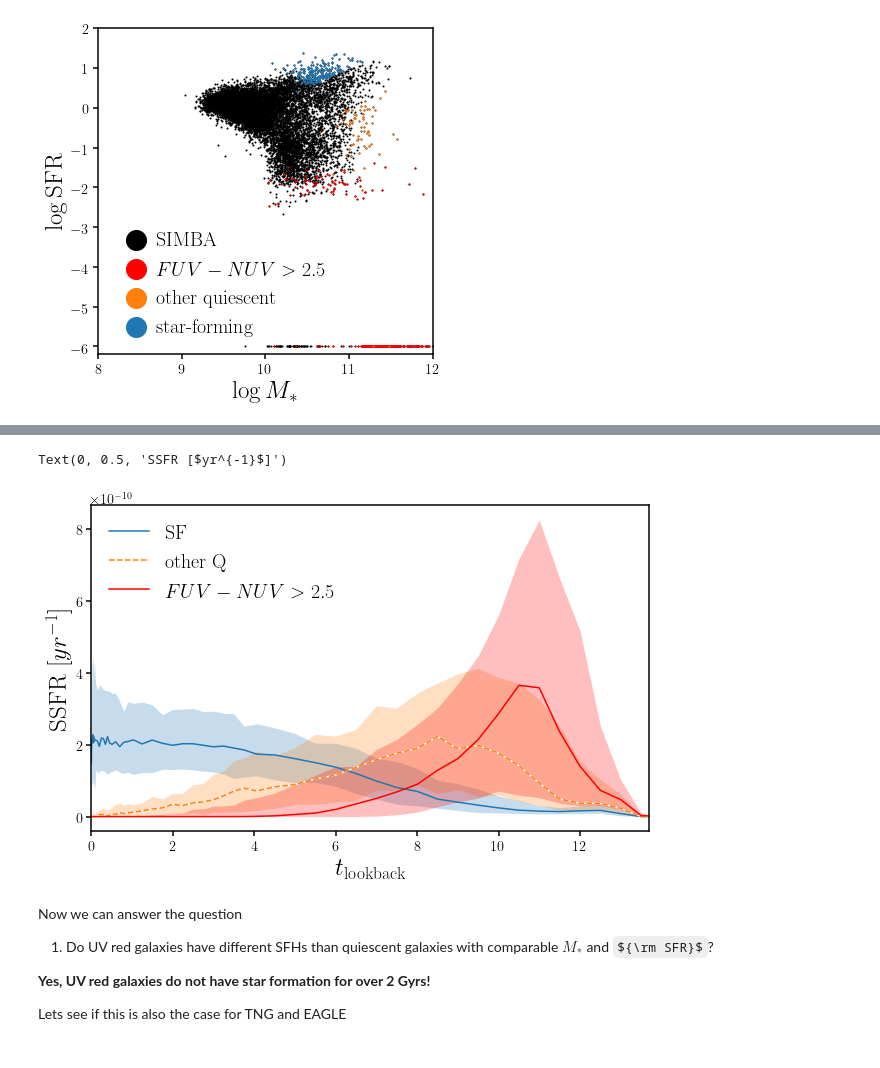
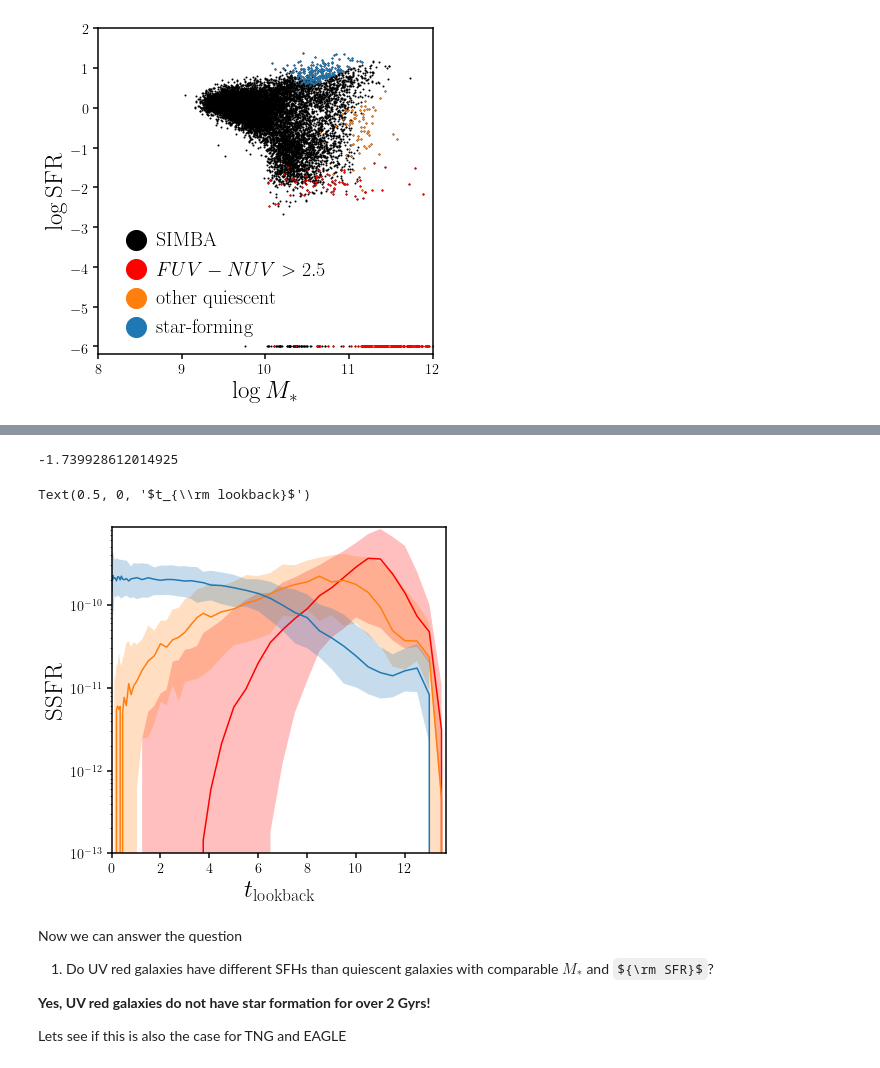
Before and after one commit to IQcollaboratory/galpopFM, a Jupyter notebook: nb/uv_red_sfh.ipynb, the cells around one changed output, grey strips where cells are left out. Cells and saved outputs as stored; diff of their text form; code cells hidden in the pictures; some formulas as TeX source.

Commit message:
significnat updates to the text since the updated UV selection

```diff
--- a/nb/uv_red_sfh.ipynb
+++ b/nb/uv_red_sfh.ipynb
@@ -127,24 +89,23 @@ ssfr_t_sf_lum = np.quantile((sfr_t_simba/10**sed_simba['logmstar'][:,None])[sf_l
-# %%
-fig = plt.figure(figsize=(10,6))
-sub = fig.add_subplot(111)
-
-sub.fill_between(0.5 * (t_sfh_low + t_sfh_high), ssfr_t_sf_lum[0], ssfr_t_sf_lum[2], color='C0', linewidth=0, alpha=0.25)
-sub.plot(0.5 * (t_sfh_low + t_sfh_high), ssfr_t_sf_lum[1], c='C0', label='SF')
-
-sub.fill_between(0.5 * (t_sfh_low + t_sfh_high), ssfr_t_q_other[0], ssfr_t_q_other[2], color='C1', linewidth=0, alpha=0.25)
-sub.plot(0.5 * (t_sfh_low + t_sfh_high), ssfr_t_q_other[1], c='white', linestyle='-')
-sub.plot(0.5 * (t_sfh_low + t_sfh_high), ssfr_t_q_other[1], c='C1', linestyle='--', label='other Q')
-
-sub.fill_between(0.5 * (t_sfh_low + t_sfh_high), ssfr_t_uv_red[0], ssfr_t_uv_red[2], color='r', linewidth=0, alpha=0.25)
-sub.plot(0.5 * (t_sfh_low + t_sfh_high), ssfr_t_uv_red[1], c='r', label='$FUV - NUV > 2.5$')
-sub.legend(loc='upper left', fontsize=20)
-sub.set_xlim(0, 13.7)
-sub.set_xlabel(r'$t_{\rm lookback}$', fontsize=25)
-#sub.set_ylim(0., 60.)
-sub.set_ylabel(r'SSFR [$yr^{-1}$]', fontsize=25)
-# %% [output]
-Text(0, 0.5, 'SSFR [$yr^{-1}$]')
-[figure, removed]
+# %%
+np.log10(1.82e7/1e9)
+# %% [output]
+-1.739928612014925
+# %%
+fig = plt.figure(figsize=(6,6))
+sub = fig.add_subplot(111)
+for sample, clr in zip([uv_red, q_other, sf_lum], ['r', 'C1', 'C0']):
+    sfh_t_sample = np.quantile(sfr_t_simba[sample,:]/(10**sed_simba['logmstar'])[sample,None], [0.16, 0.50, 0.84], axis=0)
+
+    sub.fill_between(0.5 * (t_sfh_low + t_sfh_high), sfh_t_sample[0], sfh_t_sample[2], color=clr, linewidth=0, alpha=0.25)
+    sub.plot(0.5 * (t_sfh_low + t_sfh_high), sfh_t_sample[1], c=clr)
+sub.set_xlim(0, 13.7)
+sub.set_ylim(1e-13, None)
+sub.set_yscale('log')
+sub.set_ylabel('SSFR', fontsize=25)
+sub.set_xlabel(r'$t_{\rm lookback}$', fontsize=25)
+# %% [output]
+Text(0.5, 0, '$t_{\\rm lookback}$')
+[figure, added]
 # %% [markdown]
 Now we can answer the question
 1. Do UV red galaxies have different SFHs than quiescent galaxies with comparable $M_*$ and ${\rm SFR}$?
```
Also changed, not shown: parts of 12 cells of this notebook, 18 other files.
